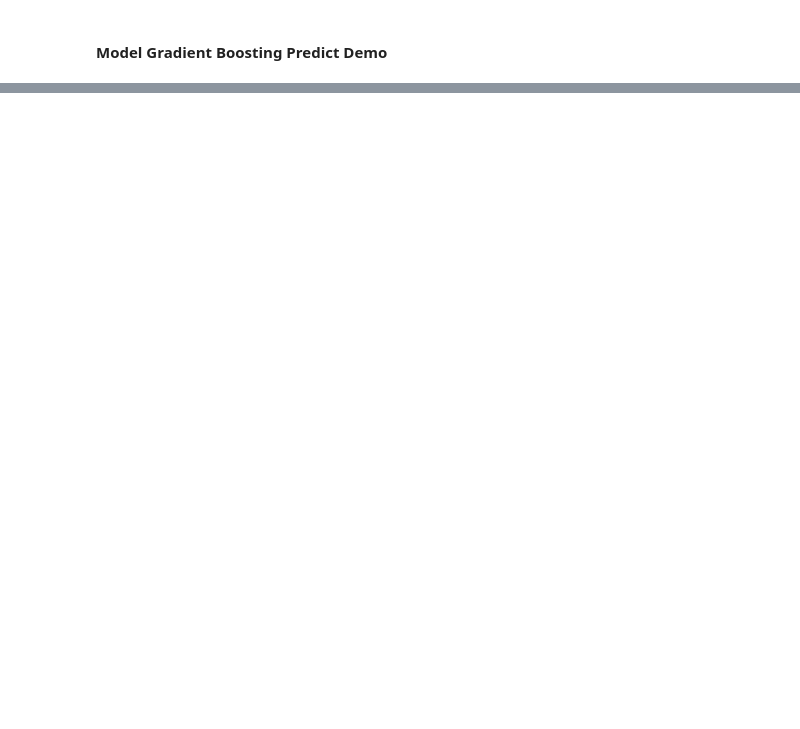
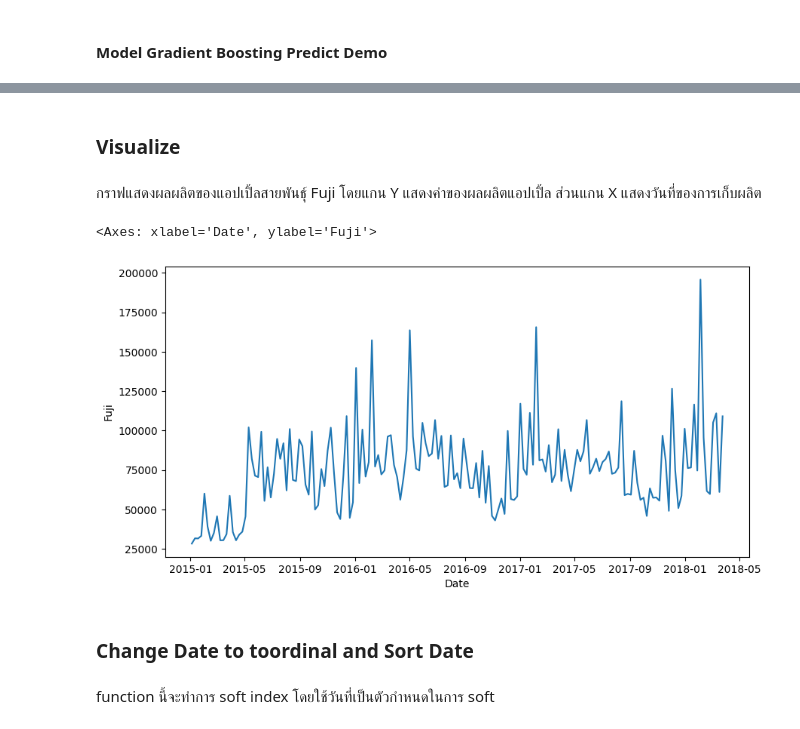
Before and after one commit to Ratchaphon1412/ai-project, a Jupyter notebook: Mini_Project_2_Main.ipynb, the cells around one changed output, grey strips where cells are left out. Cells and saved outputs as stored; diff of their text form; code cells hidden in the pictures; blank space fills up the shorter version.

Commit message:
add fuji

```diff
--- a/Mini_Project_2_Main.ipynb
+++ b/Mini_Project_2_Main.ipynb
@@ -628,0 +675,14 @@ print(predicted_envi[0])
+# %% [markdown]
+### Visualize
+# %% [markdown]
+กราฟแสดงผลผลิตของแอปเปิ้ลสายพันธุ์ Fuji โดยแกน Y แสดงค่าของผลผลิตแอปเปิ้ล ส่วนแกน X แสดงวันที่ของการเก็บผลิต
+# %%
+plt.figure(figsize=(10, 5))
+sns.lineplot(data=fuji, x='Date', y='Fuji')
+# %% [output]
+<Axes: xlabel='Date', ylabel='Fuji'>
+[figure, added]
+# %% [markdown]
+### Change Date to toordinal and Sort Date
+# %% [markdown]
+function นี้จะทำการ soft index โดยใช้วันที่เป็นตัวกำหนดในการ soft
```
Also changed, not shown: parts of 34 cells of this notebook.
